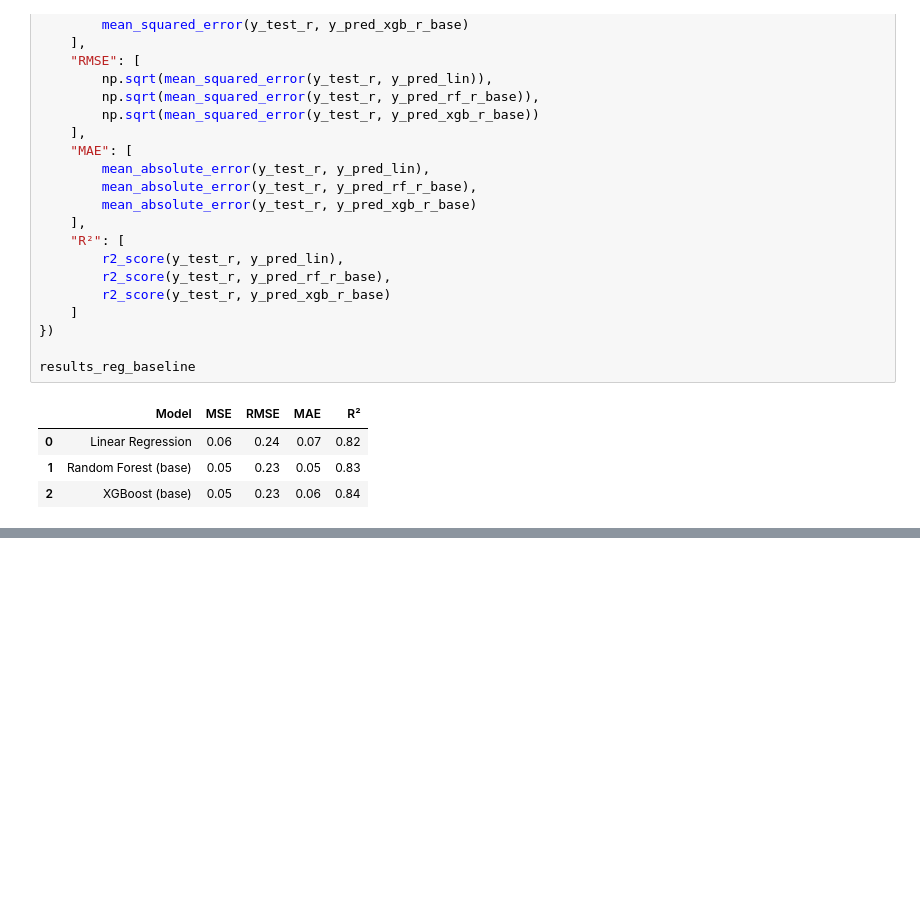
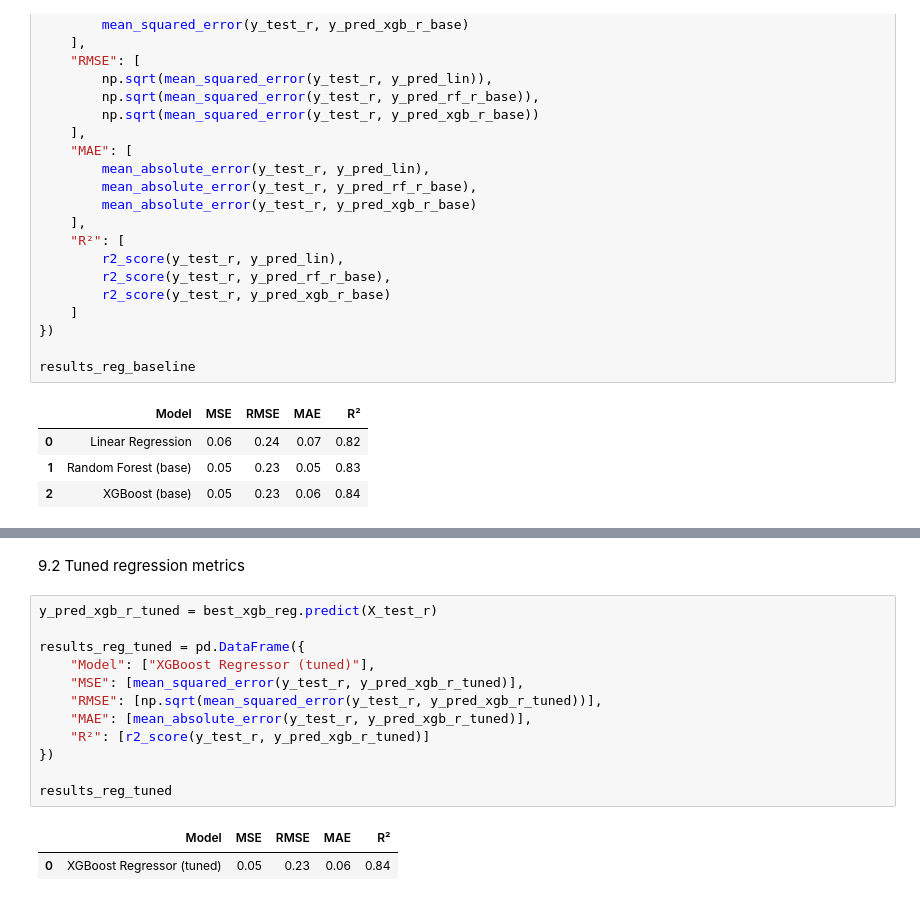
Before and after one commit to Rajabboev/hybrid_credit_risk_ML, a Jupyter notebook: Notebooks/hybrid_ml_credit_risk_16577.ipynb, the cells around one changed output, grey strips where cells are left out. Saved outputs shown, nothing was run; the diff lists cells and outputs as text; blank space fills up the shorter version.

```diff
--- a/Notebooks/hybrid_ml_credit_risk_16577.ipynb
+++ b/Notebooks/hybrid_ml_credit_risk_16577.ipynb
@@ -645,0 +771,17 @@ results_reg_baseline
+# %% [markdown]
+9.2 Tuned regression metrics
+# %%
+y_pred_xgb_r_tuned = best_xgb_reg.predict(X_test_r)
+
+results_reg_tuned = pd.DataFrame({
+    "Model": ["XGBoost Regressor (tuned)"],
+    "MSE": [mean_squared_error(y_test_r, y_pred_xgb_r_tuned)],
+    "RMSE": [np.sqrt(mean_squared_error(y_test_r, y_pred_xgb_r_tuned))],
+    "MAE": [mean_absolute_error(y_test_r, y_pred_xgb_r_tuned)],
+    "R²": [r2_score(y_test_r, y_pred_xgb_r_tuned)]
+})
+
+results_reg_tuned
+# %% [output]
+|  | Model | MSE | RMSE | MAE | R² |
+| 0 | XGBoost Regressor (tuned) | 0.05 | 0.23 | 0.06 | 0.84 |
```
Also changed, not shown: parts of 16 cells of this notebook.
